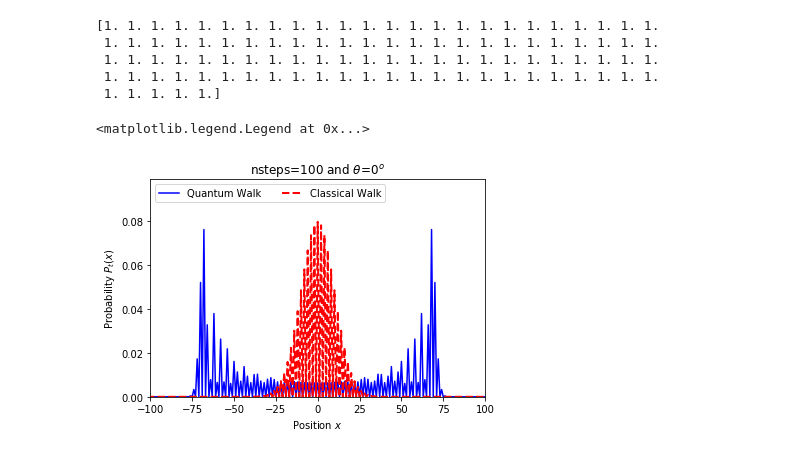
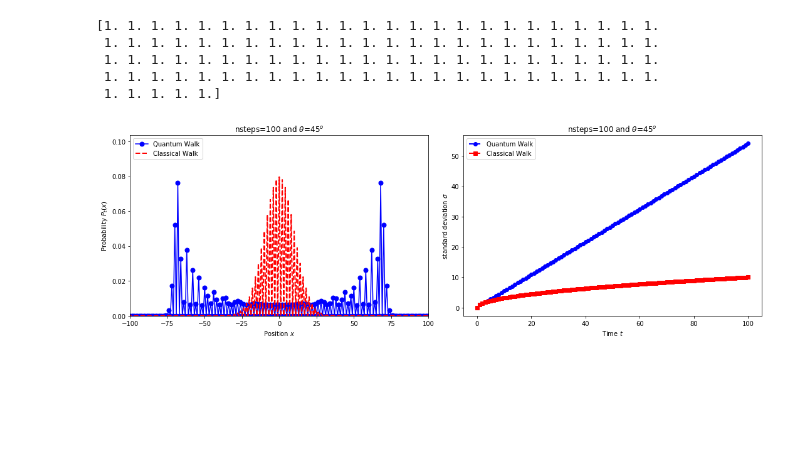
Before and after one commit to PiresMA/quantum-walk-1D, a Jupyter notebook: qw_01_px.ipynb, the cells around one changed output. Cells and saved outputs as stored; diff of their text form; code cells hidden in the pictures; blank space fills up the shorter version.

```diff
--- a/qw_01_px.ipynb
+++ b/qw_01_px.ipynb
@@ -13,7 +13,8 @@ vtime = np.arange(0,tmax+1,1)
 coin = 1
 
 # For the coin operator
-theta    = mt.radians( 45 )
+thetDeg = 45
+theta    = mt.radians( thetDeg )
 
 # IC over the Bloch sphere
 phiDeg   = (1-coin)*0 + coin*90   # Symmetric IC:  coin=0:  phiDeg=90 (KEMPE)    coin=1: phiDeg=90 (HADAMARD)
@@ -92,21 +113,32 @@ print(vSumP)
  1. 1. 1. 1. 1. 1. 1. 1. 1. 1. 1. 1. 1. 1. 1. 1. 1. 1. 1. 1. 1. 1. 1. 1.
  1. 1. 1. 1. 1.]
 # %%
-vx = xpos
-vp = vpQW
+plt.figure(figsize=(15,5))
 
-pltqw = plt.plot(vx,vp, 'b-',  markersize=10, label='Quantum Walk')
+plt.subplot(1, 2, 1)  #nrows, ncols, index
+
+pltqw = plt.plot(xpos,vpQW, 'bo-',  markersize=7, label='Quantum Walk')
+pltcw = plt.plot(xpos,vpCW, 'r--', linewidth=2, label='Classical Walk')
+
 plt.xlim(-tmax,tmax)
-plt.ylim( 0,1.3*np.max(vp))
-
+plt.ylim( 0,1.3*np.max(vpCW))
 plt.xlabel(r'Position $x$')
 plt.ylabel(r'Probability $P_t(x)$')
+plt.title( r'nsteps=%d and $\theta$=%d$^o$ '%(tmax,thetDeg))
 
-plt.title( r'nsteps=%d and $\theta$=%d$^o$ '%(tmax,theta))
+plt.legend(ncol=1,loc="upper left")
 
-pltcw = plt.plot(vx,vpCW, 'r--', linewidth=2, label='Classical Walk')
 
-plt.legend(ncol=2,loc="upper left")
+plt.subplot(1, 2, 2)  #nrows, ncols, index
+plt.plot(vtime,sd_qw, 'bo--', linewidth=2, label='Quantum Walk')
+plt.plot(vtime,sd_cw, 'rs--', linewidth=2, label='Classical Walk')
+plt.xlabel(r'Time $t$')
+plt.ylabel(r'standard deviation $\sigma$')
+plt.title( r'nsteps=%d and $\theta$=%d$^o$ '%(tmax,thetDeg))
+
+plt.legend(ncol=1,loc="upper left")
+
+
+plt.tight_layout()
 # %% [output]
-<matplotlib.legend.Legend at 0x...>
-[figure, old version]
+[figure, new version]
```
Also changed, not shown: parts of 4 cells of this notebook.
